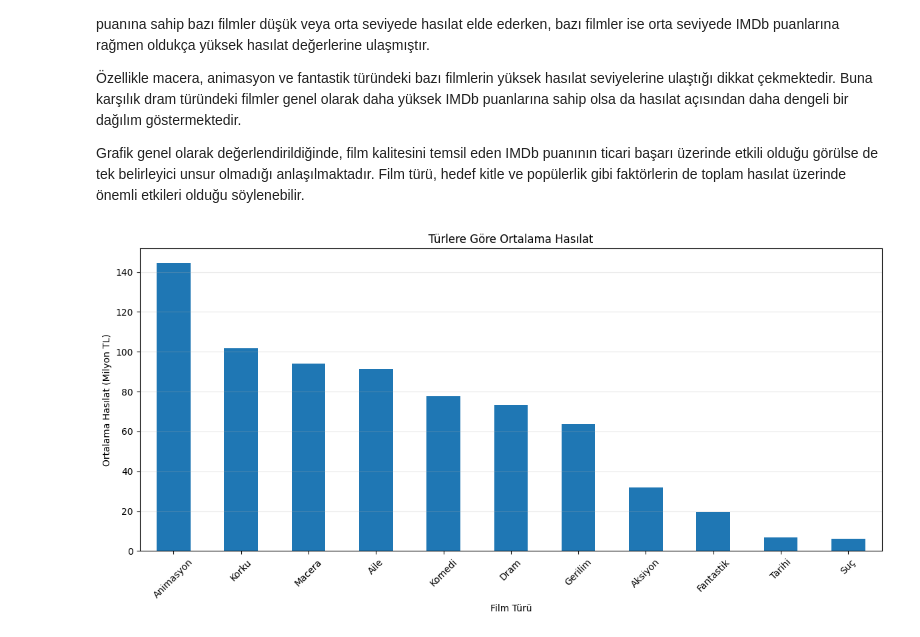
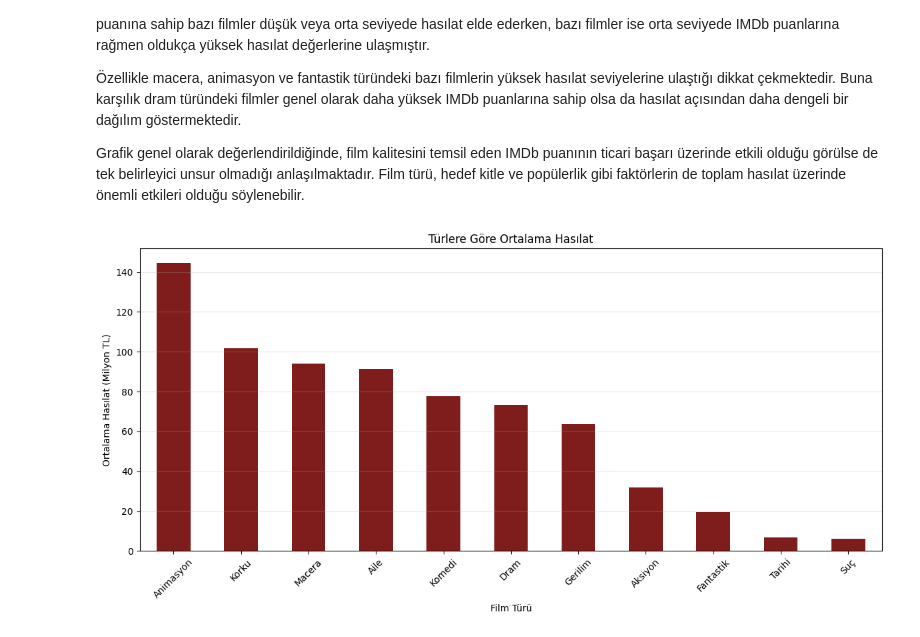
Before and after one commit to ZeynepOzbey/sinema-veri-analizi, a Jupyter notebook: notebook/film_analizi.ipynb, the cells around one changed output. Saved outputs shown, nothing was run; the diff lists cells and outputs as text; code cells hidden in the pictures.

```diff
--- a/notebook/film_analizi.ipynb
+++ b/notebook/film_analizi.ipynb
@@ -179,32 +190,41 @@ Grafik genel olarak değerlendirildiğinde, film kalitesini temsil eden IMDb pua
 # %%
 import pandas as pd
 import matplotlib.pyplot as plt
 
 # Veriyi oku
 df = pd.read_excel(r"C:\Users\Zeynep\OneDrive\Desktop\sinema-veri-analizi\sinema-veri-analizi\data\Son 10 yılın sinema filmleri.xlsx")
 
 # Türlere göre ortalama hasılat
 tur_hasilat = (
     df.groupby("ana_tur")["toplam_hasilat"]
       .mean()
       .sort_values(ascending=False)
 )
 
 # Milyon TL'ye çevir
 tur_hasilat_milyon = tur_hasilat / 1_000_000
 
 # Grafik
 plt.figure(figsize=(12, 6))
 
-tur_hasilat_milyon.plot(kind="bar")
+tur_hasilat_milyon.plot(
+    kind="bar",
+    color="#7F1D1D"   # Mat bordo
+)
 
 plt.title("Türlere Göre Ortalama Hasılat")
 plt.xlabel("Film Türü")
 plt.ylabel("Ortalama Hasılat (Milyon TL)")
 plt.xticks(rotation=45)
 plt.grid(axis="y", alpha=0.3)
 
 plt.tight_layout()
+plt.savefig(
+    "../images/turlere_gore_ortalama_hasilat.png",
+    dpi=300,
+    bbox_inches="tight"
+)
+
 plt.show()
 # %% [output]
-[figure, old version]
+[figure, new version]
```
Also changed, not shown: parts of 10 cells of this notebook.
